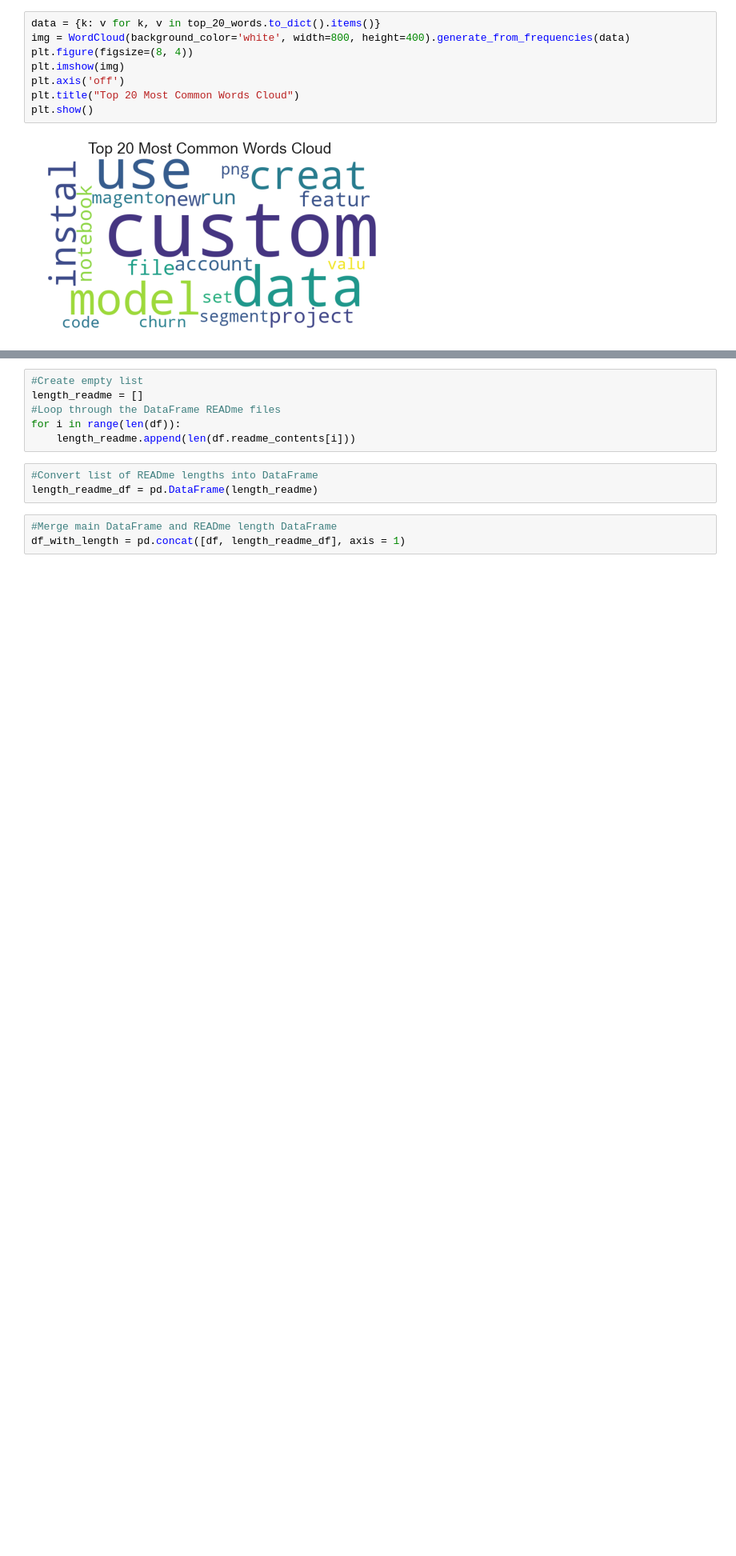
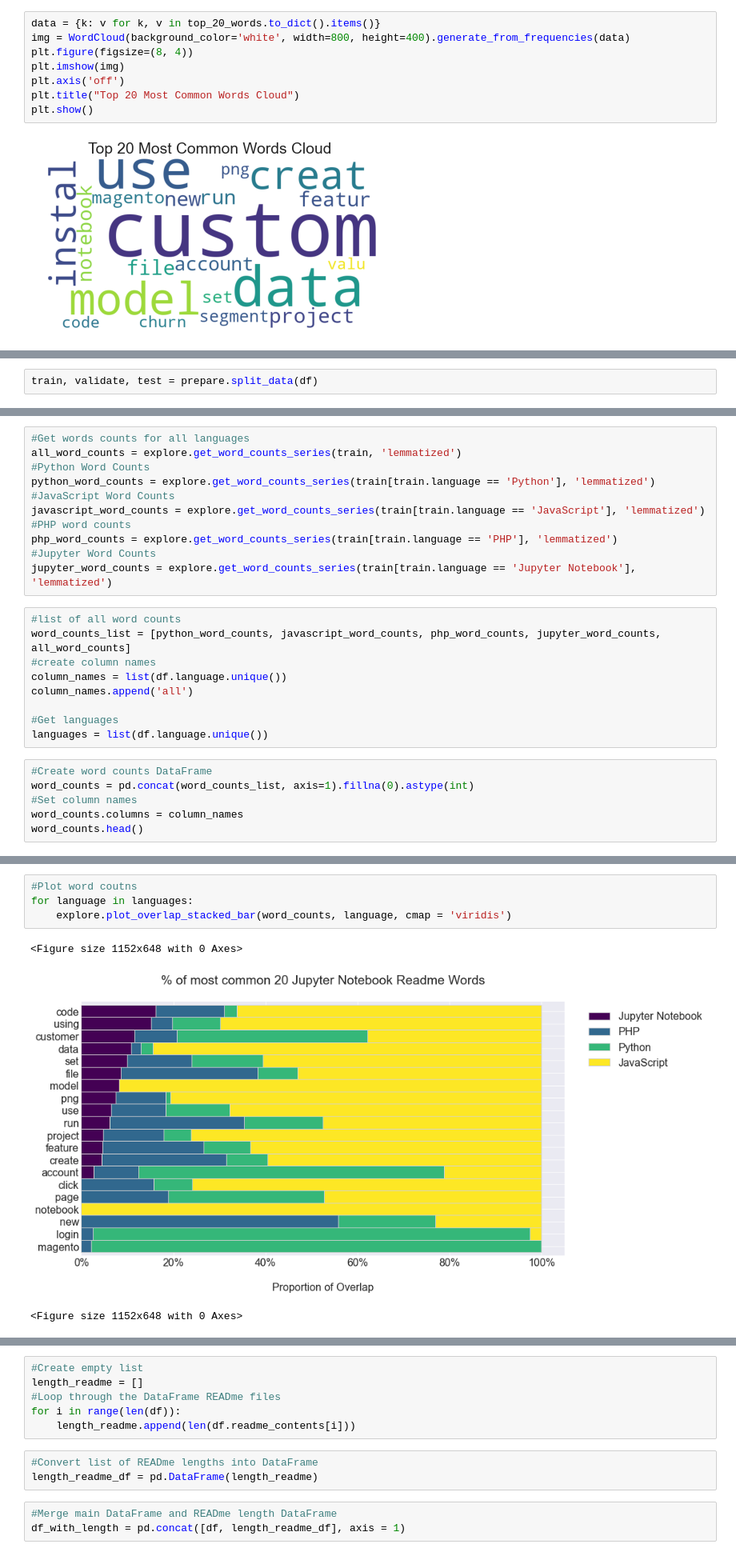
Before and after one commit to nlp-project-germain-group-6/nlp-web-scraping, a Jupyter notebook: Final_Notebook.ipynb, the cells around one changed output, grey strips where cells are left out. Shown: that part at 80% size. Saved outputs shown, nothing was run; the diff lists cells and outputs as text; blank space fills up the shorter version.

Commit message:
updates to final notebook

```diff
--- a/Final_Notebook.ipynb
+++ b/Final_Notebook.ipynb
@@ -232,0 +237,2 @@ plt.show()
+# %%
+train, validate, test = prepare.split_data(df)
@@ -232,0 +243,26 @@ plt.show()
+# %%
+#Get words counts for all languages
+all_word_counts = explore.get_word_counts_series(train, 'lemmatized')
+#Python Word Counts
+python_word_counts = explore.get_word_counts_series(train[train.language == 'Python'], 'lemmatized')
+#JavaScript Word Counts
+javascript_word_counts = explore.get_word_counts_series(train[train.language == 'JavaScript'], 'lemmatized')
+#PHP word counts
+php_word_counts = explore.get_word_counts_series(train[train.language == 'PHP'], 'lemmatized')
+#Jupyter Word Counts
+jupyter_word_counts = explore.get_word_counts_series(train[train.language == 'Jupyter Notebook'], 'lemmatized')
+# %%
+#list of all word counts
+word_counts_list = [python_word_counts, javascript_word_counts, php_word_counts, jupyter_word_counts, all_word_counts]
+#create column names
+column_names = list(df.language.unique())
+column_names.append('all')
+
+#Get languages
+languages = list(df.language.unique())
+# %%
+#Create word counts DataFrame
+word_counts = pd.concat(word_counts_list, axis=1).fillna(0).astype(int)
+#Set column names
+word_counts.columns = column_names
+word_counts.head()
@@ -232,0 +276,8 @@ plt.show()
+# %%
+#Plot word coutns
+for language in languages:
+    explore.plot_overlap_stacked_bar(word_counts, language, cmap = 'viridis')
+# %% [output]
+<Figure size 1152x648 with 0 Axes>
+[figure, added]
+<Figure size 1152x648 with 0 Axes>
```
Also changed, not shown: parts of 32 cells of this notebook.
